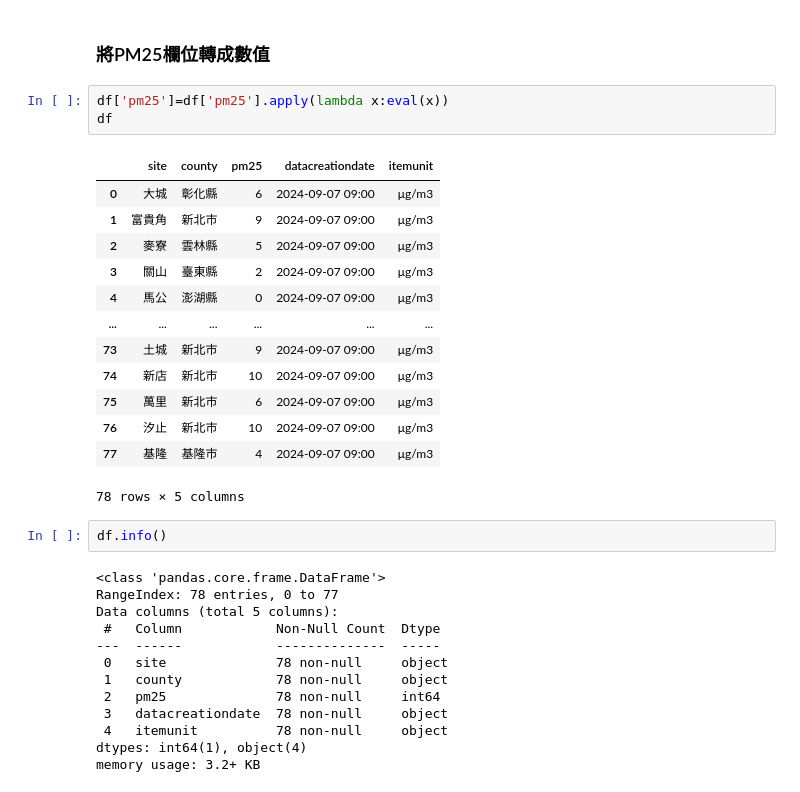
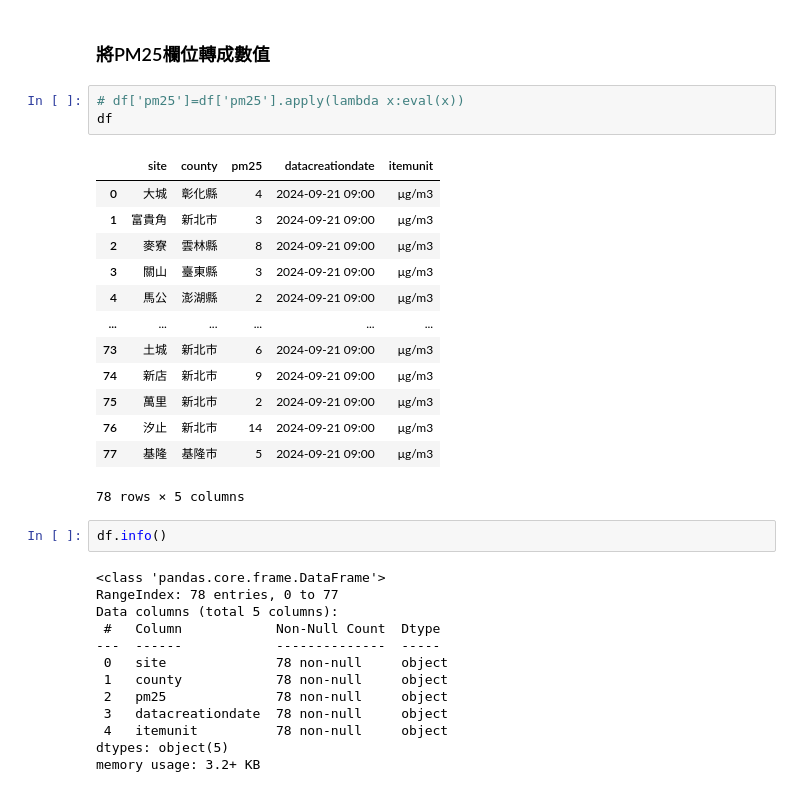
Before and after one commit to abcJason/flaskdemo, a Jupyter notebook: test.ipynb, the cells around one changed output. Drawn from its saved outputs; the diff is of its cells as text.

```diff
--- a/test.ipynb
+++ b/test.ipynb
@@ -211,21 +211,21 @@ memory usage: 3.2+ KB
 # %% [markdown]
 ### 將PM25欄位轉成數值
 # %%
-df['pm25']=df['pm25'].apply(lambda x:eval(x))
+# df['pm25']=df['pm25'].apply(lambda x:eval(x))
 df
 # %% [output]
 |  | site | county | pm25 | datacreationdate | itemunit |
-| 0 | 大城 | 彰化縣 | 6 | 2024-09-07 09:00 | μg/m3 |
-| 1 | 富貴角 | 新北市 | 9 | 2024-09-07 09:00 | μg/m3 |
-| 2 | 麥寮 | 雲林縣 | 5 | 2024-09-07 09:00 | μg/m3 |
-| 3 | 關山 | 臺東縣 | 2 | 2024-09-07 09:00 | μg/m3 |
-| 4 | 馬公 | 澎湖縣 | 0 | 2024-09-07 09:00 | μg/m3 |
+| 0 | 大城 | 彰化縣 | 4 | 2024-09-21 09:00 | μg/m3 |
+| 1 | 富貴角 | 新北市 | 3 | 2024-09-21 09:00 | μg/m3 |
+| 2 | 麥寮 | 雲林縣 | 8 | 2024-09-21 09:00 | μg/m3 |
+| 3 | 關山 | 臺東縣 | 3 | 2024-09-21 09:00 | μg/m3 |
+| 4 | 馬公 | 澎湖縣 | 2 | 2024-09-21 09:00 | μg/m3 |
 | ... | ... | ... | ... | ... | ... |
-| 73 | 土城 | 新北市 | 9 | 2024-09-07 09:00 | μg/m3 |
-| 74 | 新店 | 新北市 | 10 | 2024-09-07 09:00 | μg/m3 |
-| 75 | 萬里 | 新北市 | 6 | 2024-09-07 09:00 | μg/m3 |
-| 76 | 汐止 | 新北市 | 10 | 2024-09-07 09:00 | μg/m3 |
-| 77 | 基隆 | 基隆市 | 4 | 2024-09-07 09:00 | μg/m3 |
+| 73 | 土城 | 新北市 | 6 | 2024-09-21 09:00 | μg/m3 |
+| 74 | 新店 | 新北市 | 9 | 2024-09-21 09:00 | μg/m3 |
+| 75 | 萬里 | 新北市 | 2 | 2024-09-21 09:00 | μg/m3 |
+| 76 | 汐止 | 新北市 | 14 | 2024-09-21 09:00 | μg/m3 |
+| 77 | 基隆 | 基隆市 | 5 | 2024-09-21 09:00 | μg/m3 |
 78 rows × 5 columns
 # %%
 df.info()
@@ -237,9 +237,9 @@ Data columns (total 5 columns):
 ---  ------            --------------  -----
  0   site              78 non-null     object
  1   county            78 non-null     object
- 2   pm25              78 non-null     int64
+ 2   pm25              78 non-null     object
  3   datacreationdate  78 non-null     object
  4   itemunit          78 non-null     object
-dtypes: int64(1), object(4)
+dtypes: object(5)
 memory usage: 3.2+ KB
 # %%
```
Also changed, not shown: parts of 18 cells of this notebook, 3 other files.
